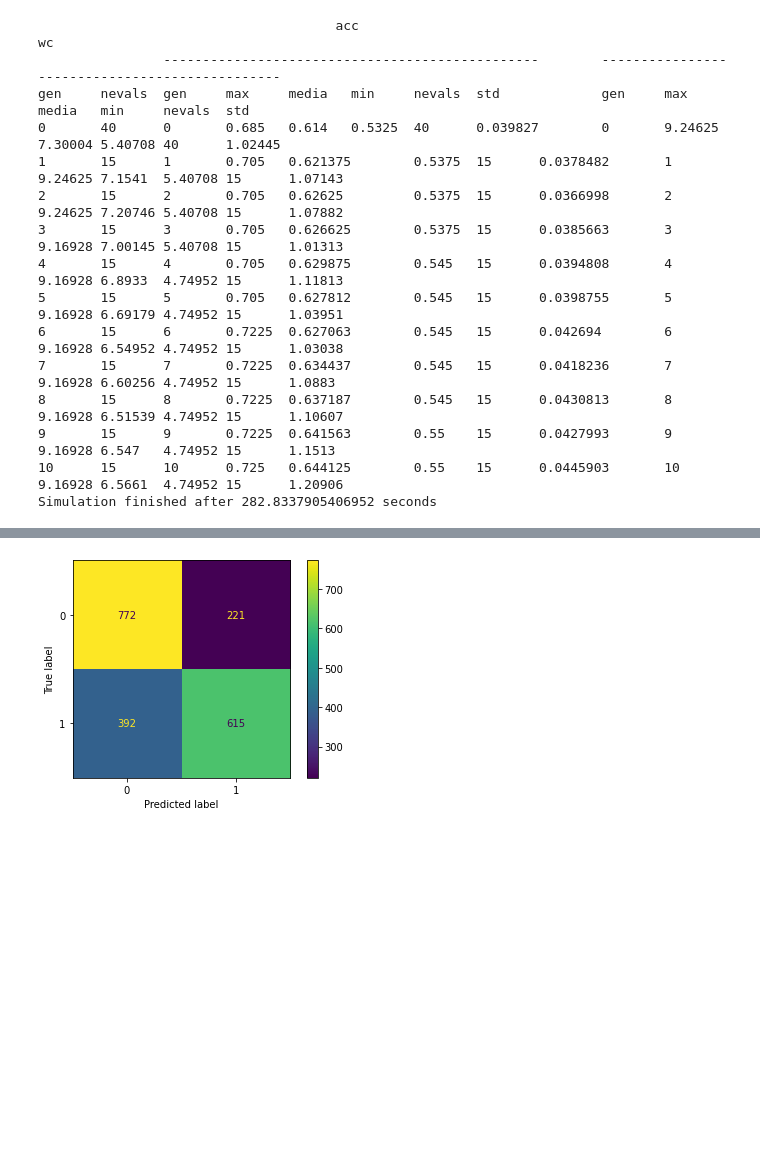
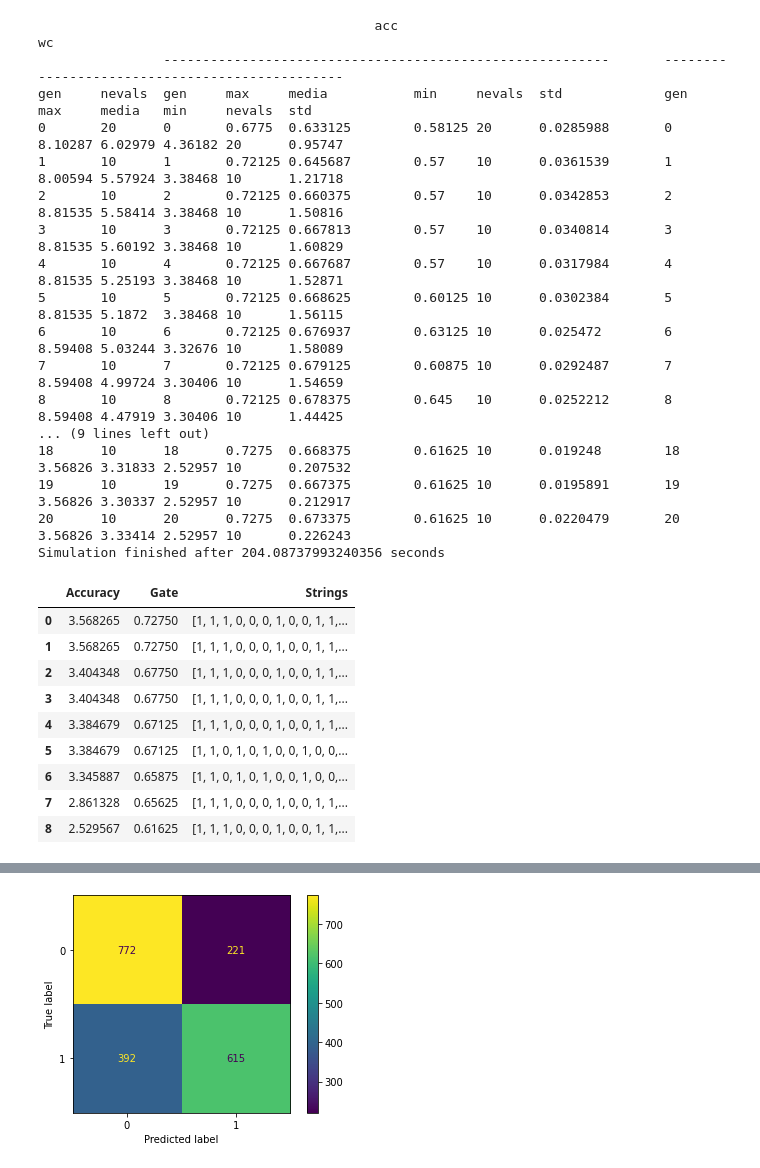
Before and after one commit to nikhil-co/Qkrishi-QSVM, a Jupyter notebook: singlebanking.ipynb, the cells around one changed output, grey strips where cells are left out. Saved outputs shown, nothing was run; the diff lists cells and outputs as text; code cells hidden in the pictures; blank space fills up the shorter version.

```diff
--- a/singlebanking.ipynb
+++ b/singlebanking.ipynb
@@ -314,19 +428,9 @@ bank_data = df.sample(n=2000)
 # %%
-nqubits = 8
-depth = 7
-y = bank_data['y'].values
-# X = bank_data[['age','job','marital','education','default','balance','housing','loan','contact',
-                # 'day','month','duration','campaign','pdays','previous','poutcome']].values
-
-X = bank_data[['age','job','marital','education','default','balance','housing','loan','contact',
-                'day','month','campaign','pdays','previous','poutcome']].values
-
-
 start = time.time()
 
-pop, pareto, logbook = gsvm(nqubits=nqubits, depth=depth, nparameters=15,
+pop, pareto, logbook = gsvm(nqubits=nqubits, depth=depth, nparameters=X.shape[1],
                                     X=X, y=y, weights=[-1.0,1.0],
-                                    mu=40,lambda_=15,ngen=10,mutpb=.7,cxpb=.3,debug=0)
+                                    mu=mu,lambda_=lambda_,ngen=ngen,mutpb=mutpb,cxpb=cxpb,debug=False)
 
 print(f'Simulation finished after {time.time()-start} seconds')
 
@@ -338,18 +442,50 @@ with open(output, "w") as f:
         f.write(line)
         f.write('\n')
 # %% [output]
-                                      acc                                                      wc
-                ------------------------------------------------        -----------------------------------------------
-gen     nevals  gen     max     media   min     nevals  std             gen     max     media   min     nevals  std
-0       40      0       0.685   0.614   0.5325  40      0.039827        0       9.24625 7.30004 5.40708 40      1.02445
-1       15      1       0.705   0.621375        0.5375  15      0.0378482       1       9.24625 7.1541  5.40708 15      1.07143
-2       15      2       0.705   0.62625         0.5375  15      0.0366998       2       9.24625 7.20746 5.40708 15      1.07882
-3       15      3       0.705   0.626625        0.5375  15      0.0385663       3       9.16928 7.00145 5.40708 15      1.01313
-4       15      4       0.705   0.629875        0.545   15      0.0394808       4       9.16928 6.8933  4.74952 15      1.11813
-5       15      5       0.705   0.627812        0.545   15      0.0398755       5       9.16928 6.69179 4.74952 15      1.03951
-6       15      6       0.7225  0.627063        0.545   15      0.042694        6       9.16928 6.54952 4.74952 15      1.03038
-7       15      7       0.7225  0.634437        0.545   15      0.0418236       7       9.16928 6.60256 4.74952 15      1.0883
-8       15      8       0.7225  0.637187        0.545   15      0.0430813       8       9.16928 6.51539 4.74952 15      1.10607
-9       15      9       0.7225  0.641563        0.55    15      0.0427993       9       9.16928 6.547   4.74952 15      1.1513
-10      15      10      0.725   0.644125        0.55    15      0.0445903       10      9.16928 6.5661  4.74952 15      1.20906
-Simulation finished after 282.8337905406952 seconds
+                                           acc                                                         wc
+                ---------------------------------------------------------       -----------------------------------------------
+gen     nevals  gen     max     media           min     nevals  std             gen     max     media   min     nevals  std
+0       20      0       0.6775  0.633125        0.58125 20      0.0285988       0       8.10287 6.02979 4.36182 20      0.95747
+1       10      1       0.72125 0.645687        0.57    10      0.0361539       1       8.00594 5.57924 3.38468 10      1.21718
+2       10      2       0.72125 0.660375        0.57    10      0.0342853       2       8.81535 5.58414 3.38468 10      1.50816
+3       10      3       0.72125 0.667813        0.57    10      0.0340814       3       8.81535 5.60192 3.38468 10      1.60829
+4       10      4       0.72125 0.667687        0.57    10      0.0317984       4       8.81535 5.25193 3.38468 10      1.52871
+5       10      5       0.72125 0.668625        0.60125 10      0.0302384       5       8.81535 5.1872  3.38468 10      1.56115
+6       10      6       0.72125 0.676937        0.63125 10      0.025472        6       8.59408 5.03244 3.32676 10      1.58089
+7       10      7       0.72125 0.679125        0.60875 10      0.0292487       7       8.59408 4.99724 3.30406 10      1.54659
+8       10      8       0.72125 0.678375        0.645   10      0.0252212       8       8.59408 4.47919 3.30406 10      1.44425
+... (9 lines left out)
+18      10      18      0.7275  0.668375        0.61625 10      0.019248        18      3.56826 3.31833 2.52957 10      0.207532
+19      10      19      0.7275  0.667375        0.61625 10      0.0195891       19      3.56826 3.30337 2.52957 10      0.212917
+20      10      20      0.7275  0.673375        0.61625 10      0.0220479       20      3.56826 3.33414 2.52957 10      0.226243
+Simulation finished after 204.08737993240356 seconds
+# %%
+pareto_dict = pareto.__dict__
+
+acc = []
+gates = []
+strings = []
+
+for i in pareto_dict['keys']:
+    acc.append(i.values[0])
+    gates.append(i.values[1])
+# print(acc,gates)
+
+for i in pareto_dict['items']:
+    strings.append(i.copy())
+# len(strings)
+
+df_result = pd.DataFrame(data={'Accuracy': acc,'Gate': gates,'Strings': strings})
+
+df_result
+# %% [output]
+|  | Accuracy | Gate | Strings |
+| 0 | 3.568265 | 0.72750 | [1, 1, 1, 0, 0, 0, 1, 0, 0, 1, 1,... |
+| 1 | 3.568265 | 0.72750 | [1, 1, 1, 0, 0, 0, 1, 0, 0, 1, 1,... |
+| 2 | 3.404348 | 0.67750 | [1, 1, 1, 0, 0, 0, 1, 0, 0, 1, 1,... |
+| 3 | 3.404348 | 0.67750 | [1, 1, 1, 0, 0, 0, 1, 0, 0, 1, 1,... |
+| 4 | 3.384679 | 0.67125 | [1, 1, 1, 0, 0, 0, 1, 0, 0, 1, 1,... |
+| 5 | 3.384679 | 0.67125 | [1, 1, 0, 1, 0, 1, 0, 0, 1, 0, 0,... |
+| 6 | 3.345887 | 0.65875 | [1, 1, 0, 1, 0, 1, 0, 0, 1, 0, 0,... |
+| 7 | 2.861328 | 0.65625 | [1, 1, 1, 0, 0, 0, 1, 0, 0, 1, 1,... |
+| 8 | 2.529567 | 0.61625 | [1, 1, 1, 0, 0, 0, 1, 0, 0, 1, 1,... |
```
Also changed, not shown: parts of 19 cells of this notebook, 4 other files.
